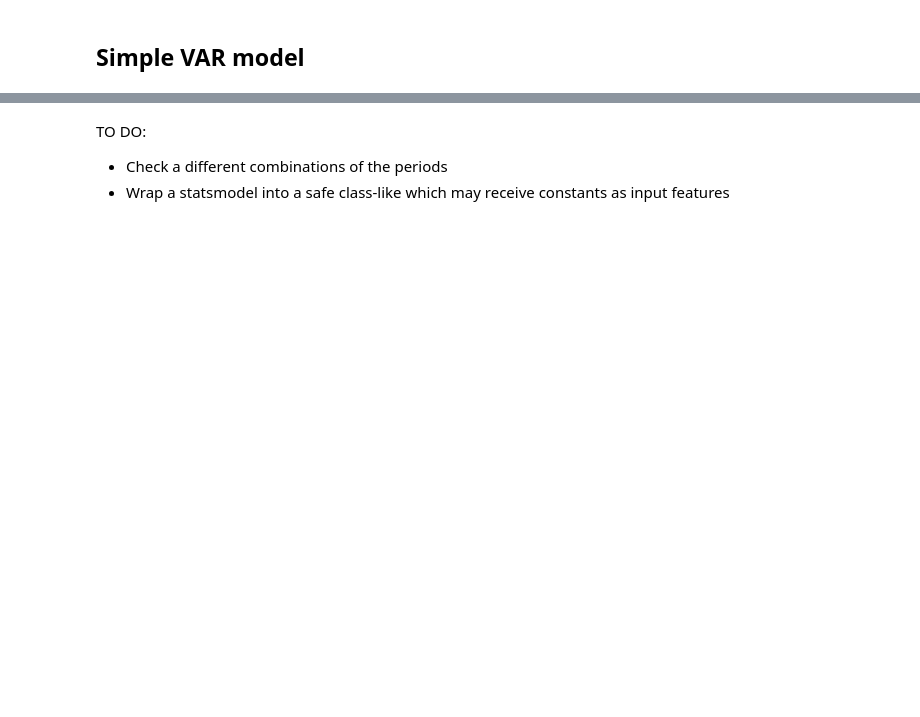
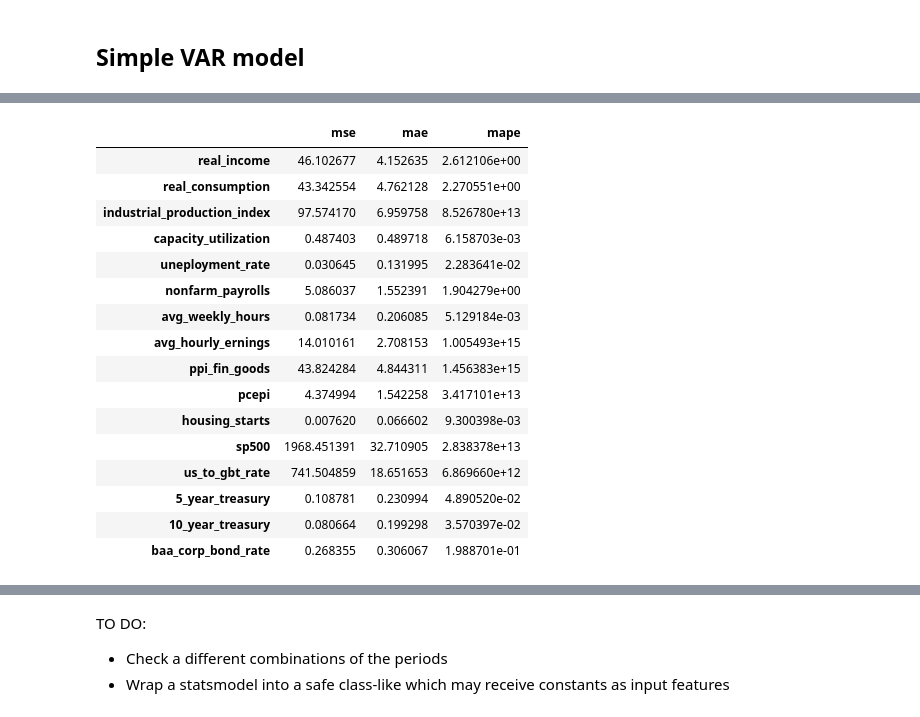
Before and after one commit to dr-leto/unimi, a Jupyter notebook: bayesian_analysis/var_baseline.ipynb, the cells around one changed output, grey strips where cells are left out. Saved outputs shown, nothing was run; the diff lists cells and outputs as text; code cells hidden in the pictures; blank space fills up the shorter version.

```diff
--- a/bayesian_analysis/var_baseline.ipynb
+++ b/bayesian_analysis/var_baseline.ipynb
@@ -126,7 +122,7 @@ from statsmodels.tsa.vector_ar.var_model import VAR
 
 from sklearn.metrics import mean_squared_error, mean_absolute_error, mean_absolute_percentage_error
 # %%
-sample = data[data.index < "1970-01-01"]
+sample = data[data.index < "2018-01-01"]
 # %%
 metrics = {
     "mse": mean_squared_error,
@@ -134,22 +130,33 @@ metrics = {
     "mape": mean_absolute_percentage_error
 }
 
-def run_ts_cv(data, stats_class, metrics, n_rows_train, n_rows_test):
+def run_var_cv(data, p, metrics, init_rows_train, n_rows_test):
     periods = []
-    window_size = n_rows_train + n_rows_test
-    for i in tqdm(range(0, len(data) - window_size + 1)):
-        train = data.iloc[i:i + n_rows_train]
+    for train_end_ind in range(init_rows_train, len(data) - n_rows_test + 1):
+        train = data.iloc[0:train_end_ind]
         X_train = train.values
-        test = data.iloc[i + n_rows_train:i + window_size]
+        test = data.iloc[train_end_ind:train_end_ind + n_rows_test]
         X_test = test.values
 
-        model = stats_class(X_train).fit()
+        model = VAR(X_train).fit(p)
         X_test_pred = model.forecast(X_train[-model.k_ar:], steps=n_rows_test)
         periods.append({
             "train_period": (train.index[0], train.index[-1]),
             "test_period": (test.index[0], test.index[-1]),
+            "p": model.k_ar,
             "X_test_pred": X_test_pred
         })
         for m in metrics:
             periods[-1][m] = metrics[m](X_test, X_test_pred, multioutput="raw_values")
     return periods
+
+def avg_metrics(periods, metric_names, columns):
+    metric_results = {}
+    for m in metric_names:
+        res_arr = []
+        for p in periods:
+            res_arr.append(p[m])
+        metric_results[m] = np.mean(res_arr, axis=0)
+        metric_results[m] = dict(zip(columns, metric_results[m]))
+    metric_results = pd.DataFrame(metric_results)
+    return metric_results
@@ -191,3 +192,27 @@ metric_results
+# %%
+best_p = 1
+
+periods = run_var_cv(sample, best_p, metrics, init_rows_train, n_rows_test)
+metric_results = avg_metrics(periods, metrics, sample.columns)
+metric_results
+# %% [output]
+|  | mse | mae | mape |
+| real_income | 46.102677 | 4.152635 | 2.612106e+00 |
+| real_consumption | 43.342554 | 4.762128 | 2.270551e+00 |
+| industrial_production_index | 97.574170 | 6.959758 | 8.526780e+13 |
+| capacity_utilization | 0.487403 | 0.489718 | 6.158703e-03 |
+| uneployment_rate | 0.030645 | 0.131995 | 2.283641e-02 |
+| nonfarm_payrolls | 5.086037 | 1.552391 | 1.904279e+00 |
+| avg_weekly_hours | 0.081734 | 0.206085 | 5.129184e-03 |
+| avg_hourly_ernings | 14.010161 | 2.708153 | 1.005493e+15 |
+| ppi_fin_goods | 43.824284 | 4.844311 | 1.456383e+15 |
+| pcepi | 4.374994 | 1.542258 | 3.417101e+13 |
+| housing_starts | 0.007620 | 0.066602 | 9.300398e-03 |
+| sp500 | 1968.451391 | 32.710905 | 2.838378e+13 |
+| us_to_gbt_rate | 741.504859 | 18.651653 | 6.869660e+12 |
+| 5_year_treasury | 0.108781 | 0.230994 | 4.890520e-02 |
+| 10_year_treasury | 0.080664 | 0.199298 | 3.570397e-02 |
+| baa_corp_bond_rate | 0.268355 | 0.306067 | 1.988701e-01 |
 # %%
 preds = []
 indices = []
```
Also changed, not shown: parts of 5 cells of this notebook.
